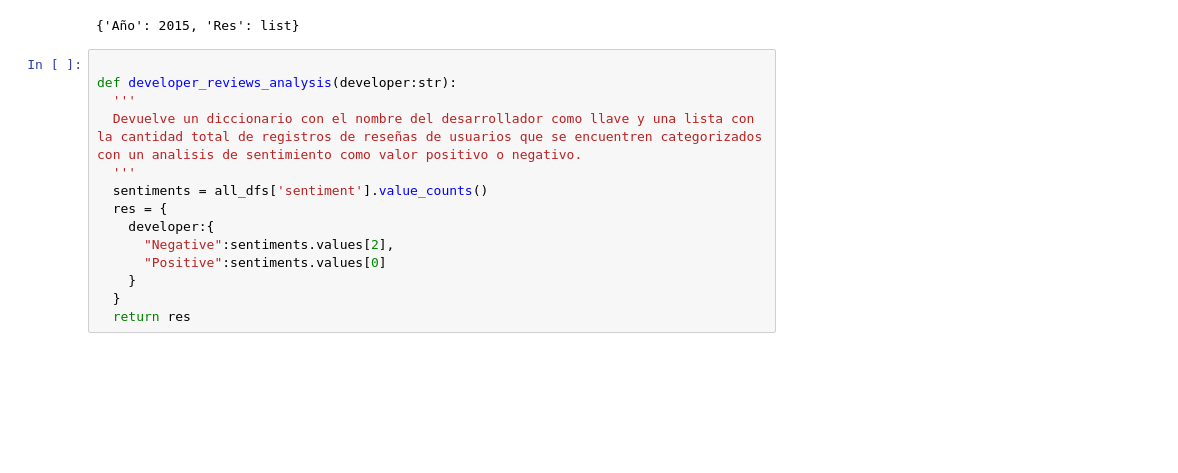
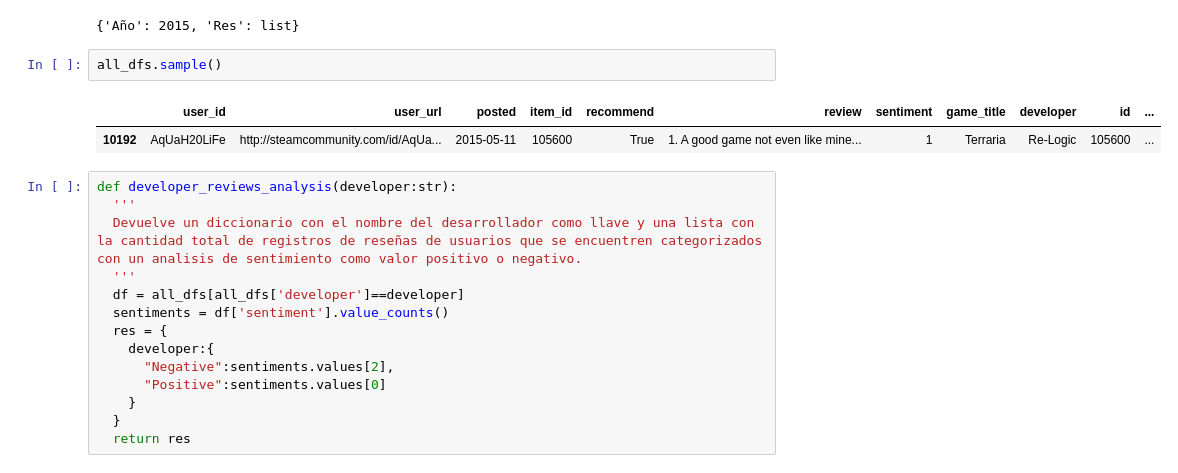
Before and after one commit to jmoc3/PI_Steam, a Jupyter notebook: PI.ipynb, the cells around one changed output. Saved outputs shown, nothing was run; the diff lists cells and outputs as text; blank space fills up the shorter version.

Commit message:
changes in developer_reviews_analysis and the readme

```diff
--- a/PI.ipynb
+++ b/PI.ipynb
@@ -475,13 +468,18 @@ def best_developer_year(year:int):
 best_developer_year(2015)
 # %% [output]
 {'Año': 2015, 'Res': list}
+# %%
+all_dfs.sample()
+# %% [output]
+|  | user_id | user_url | posted | item_id | recommend | review | sentiment | game_title | developer | id | ... |
+| 10192 | AqUaH20LiFe | http://steamcommunity.com/id/AqUa... | 2015-05-11 | 105600 | True | 1. A good game not even like mine... | 1 | Terraria | Re-Logic | 105600 | ... |
 # %%
-
 def developer_reviews_analysis(developer:str):
   '''
   Devuelve un diccionario con el nombre del desarrollador como llave y una lista con la cantidad total de registros de reseñas de usuarios que se encuentren categorizados con un analisis de sentimiento como valor positivo o negativo.
   '''
-  sentiments = all_dfs['sentiment'].value_counts()
+  df = all_dfs[all_dfs['developer']==developer]
+  sentiments = df['sentiment'].value_counts()
   res = {
     developer:{
       "Negative":sentiments.values[2],
```
Also changed, not shown: parts of 5 cells of this notebook, 2 other files.
